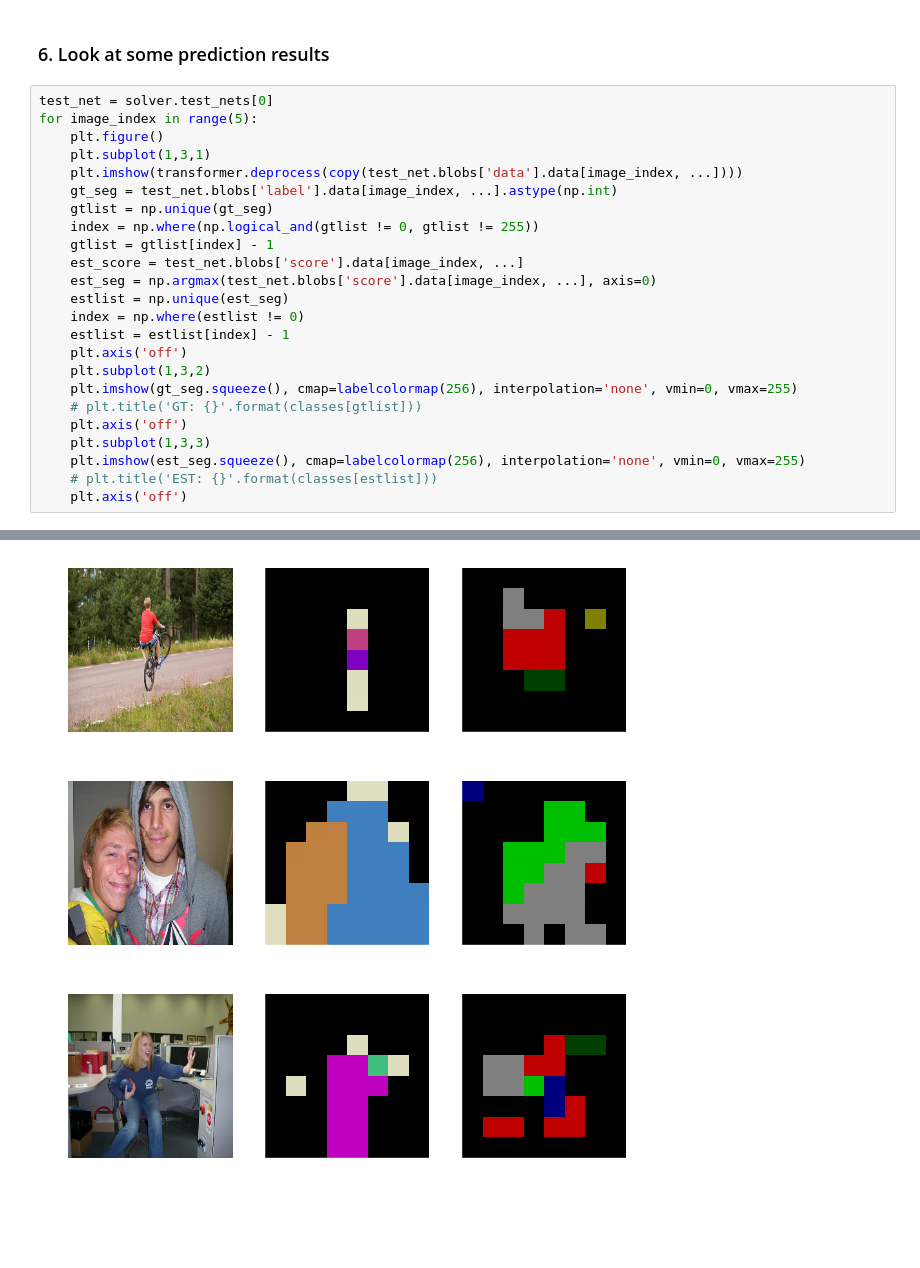
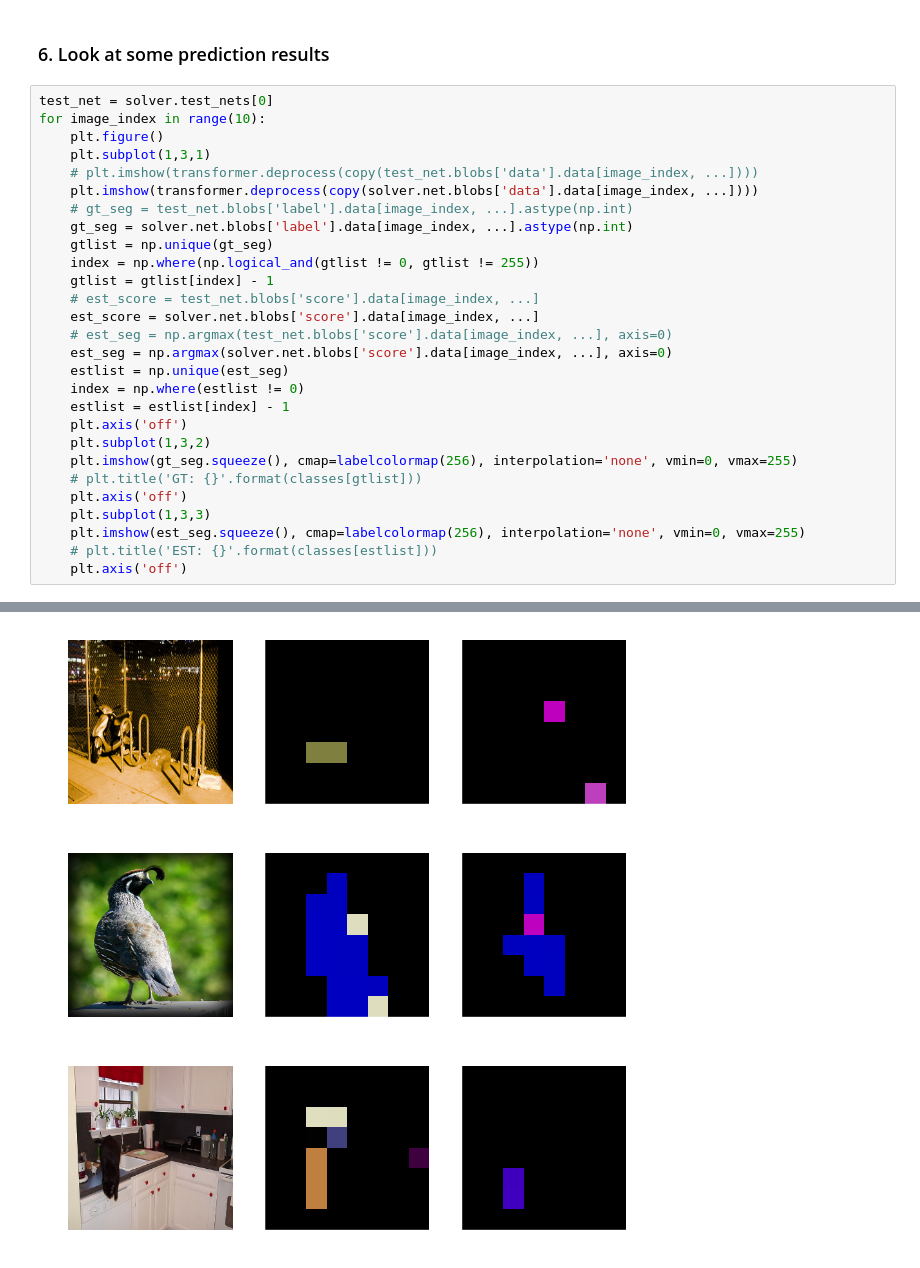
Before and after one commit to lzd0825/instance_segmentation, a Jupyter notebook: instance-segmentation-with-datalayer.ipynb, the cells around one changed output, grey strips where cells are left out. Cells and saved outputs as stored; diff of their text form; blank space fills up the shorter version.

```diff
--- a/instance-segmentation-with-datalayer.ipynb
+++ b/instance-segmentation-with-datalayer.ipynb
@@ -228,16 +231,20 @@ ValueError: 'arr' does not have a suitable array shape for any mode.
 ### 6. Look at some prediction results
 # %%
 test_net = solver.test_nets[0]
-for image_index in range(5):
+for image_index in range(10):
     plt.figure()
     plt.subplot(1,3,1)
-    plt.imshow(transformer.deprocess(copy(test_net.blobs['data'].data[image_index, ...])))
-    gt_seg = test_net.blobs['label'].data[image_index, ...].astype(np.int)
+    # plt.imshow(transformer.deprocess(copy(test_net.blobs['data'].data[image_index, ...])))
+    plt.imshow(transformer.deprocess(copy(solver.net.blobs['data'].data[image_index, ...])))
+    # gt_seg = test_net.blobs['label'].data[image_index, ...].astype(np.int)
+    gt_seg = solver.net.blobs['label'].data[image_index, ...].astype(np.int)
     gtlist = np.unique(gt_seg)
     index = np.where(np.logical_and(gtlist != 0, gtlist != 255))
     gtlist = gtlist[index] - 1
-    est_score = test_net.blobs['score'].data[image_index, ...]
-    est_seg = np.argmax(test_net.blobs['score'].data[image_index, ...], axis=0)
+    # est_score = test_net.blobs['score'].data[image_index, ...]
+    est_score = solver.net.blobs['score'].data[image_index, ...]
+    # est_seg = np.argmax(test_net.blobs['score'].data[image_index, ...], axis=0)
+    est_seg = np.argmax(solver.net.blobs['score'].data[image_index, ...], axis=0)
     estlist = np.unique(est_seg)
     index = np.where(estlist != 0)
     estlist = estlist[index] - 1
@@ -256,3 +263,3 @@ for image_index in range(5):
-[figure, old version]
+[figure, new version]
-[figure, old version]
+[figure, new version]
-[figure, old version]
+[figure, new version]
```
Also changed, not shown: parts of 4 cells of this notebook.
